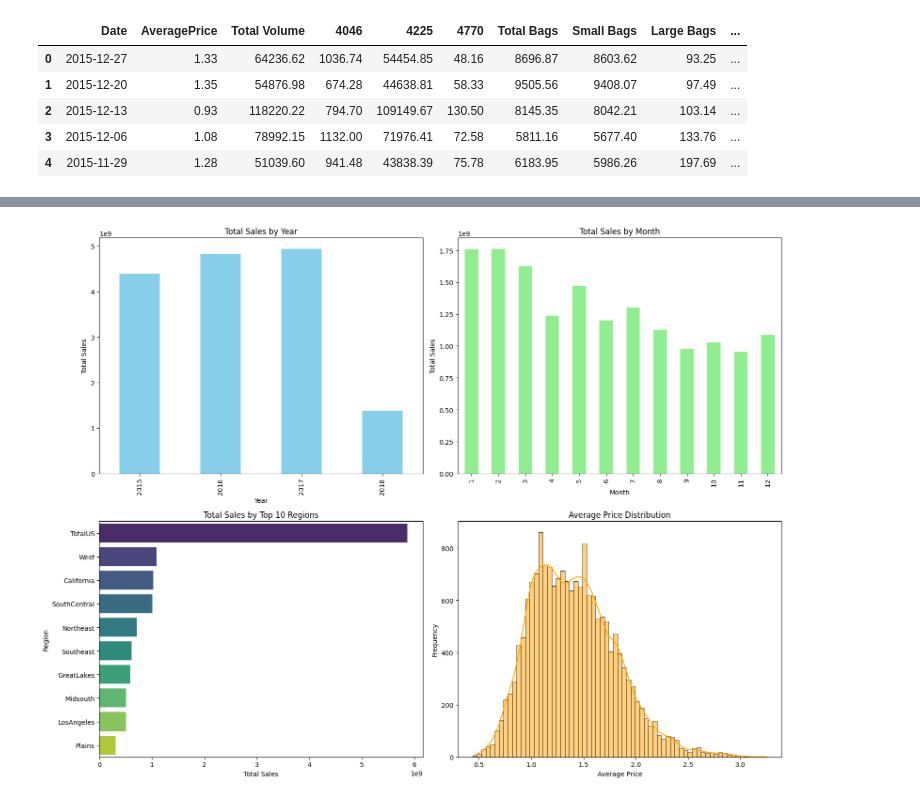
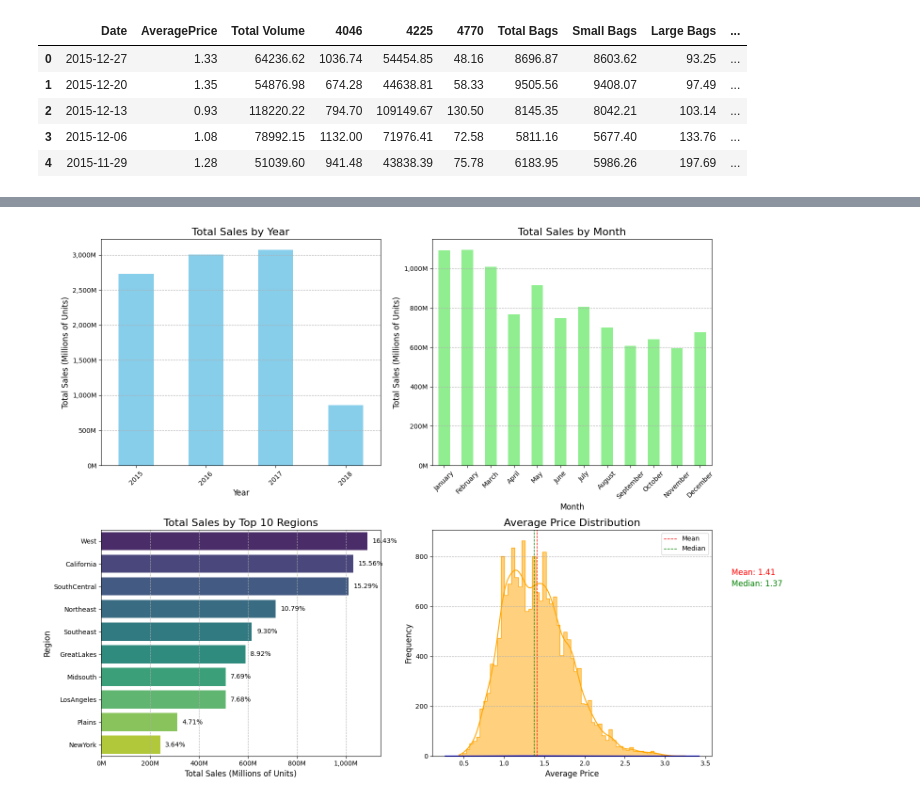
Before and after one commit to Joyfreaky/avocado_analytics, a Jupyter notebook: avocado.ipynb, the cells around one changed output, grey strips where cells are left out. Drawn from its saved outputs; the diff is of its cells as text; code cells hidden in the pictures.

```diff
--- a/avocado.ipynb
+++ b/avocado.ipynb
@@ -106,6 +67,0 @@ plt.show()
-# %%
-# Change the type of the index column to datetime
-df.index = pd.to_datetime(df.index)
-
-# Check the first 5 rows of the dataset
-df.head()
@@ -120,6 +67,0 @@ df.head()
-# %%
-# Add total revenue column to the dataset by multiplying the average price and the total volume
-df['TotalRevenue'] = df['AveragePrice'] * df['Total Volume']
-
-# Check the first 5 rows of the dataset
-df.head()
@@ -133,0 +106,5 @@ df.head()
+# %%
+# Get rid of the TotalUS data from the original dataframe
+df = df[df['region'] != 'TotalUS']
+
+df.head()
@@ -134,53 +134,81 @@ df.head()
 # %%
-import pandas as pd
-import matplotlib.pyplot as plt
 import seaborn as sns
-
-# Load the dataset
-df = pd.read_csv('avocado.csv')
-
-# Convert the 'Date' column to datetime type
-df['Date'] = pd.to_datetime(df['Date'])
+import matplotlib.ticker as ticker
+import calendar
 
 # Set the figure size for the dashboard
 plt.figure(figsize=(16, 12))
 
 # Sales by Year
 plt.subplot(2, 2, 1)
-sales_by_year = df.groupby(df['Date'].dt.year)['Total Volume'].sum()
+sales_by_year = df.groupby(df['Date'].dt.year)['Total Volume'].sum() / 1000000
 sales_by_year.plot(kind='bar', color='skyblue')
-plt.title('Total Sales by Year')
-plt.xlabel('Year')
-plt.ylabel('Total Sales')
+plt.title('Total Sales by Year', fontsize=16)
+plt.xlabel('Year', fontsize=12)
+plt.ylabel('Total Sales (Millions of Units)', fontsize=12)
+plt.xticks(rotation=45)
+plt.grid(axis='y', linestyle='--')
+plt.gca().yaxis.set_major_formatter(ticker.StrMethodFormatter('{x:,.0f}M'))
 
 # Sales by Month
 plt.subplot(2, 2, 2)
-sales_by_month = df.groupby(df['Date'].dt.month)['Total Volume'].sum()
+sales_by_month = df.groupby(df['Date'].dt.month)['Total Volume'].sum() / 1000000
+sales_by_month.index = sales_by_month.index.map(lambda x: calendar.month_name[x])
 sales_by_month.plot(kind='bar', color='lightgreen')
-plt.title('Total Sales by Month')
-plt.xlabel('Month')
-plt.ylabel('Total Sales')
+plt.title('Total Sales by Month', fontsize=16)
+plt.xlabel('Month', fontsize=12)
+plt.ylabel('Total Sales (Millions of Units)', fontsize=12)
+plt.xticks(rotation=45)
+plt.grid(axis='y', linestyle='--')
+plt.gca().yaxis.set_major_formatter(ticker.StrMethodFormatter('{x:,.0f}M'))
 
 # Sales by Region
 plt.subplot(2, 2, 3)
-top_regions = df.groupby('region')['Total Volume'].sum().nlargest(10)
+top_regions = df.groupby('region')['Total Volume'].sum().nlargest(10) / 1000000
 sns.barplot(x=top_regions.values, y=top_regions.index, palette='viridis')
-plt.title('Total Sales by Top 10 Regions')
-plt.xlabel('Total Sales')
-plt.ylabel('Region')
+plt.title('Total Sales by Top 10 Regions', fontsize=16)
+plt.xlabel('Total Sales (Millions of Units)', fontsize=12)
+plt.ylabel('Region', fontsize=12)
+plt.grid(axis='x', linestyle='--')
+plt.gca().xaxis.set_major_formatter(ticker.StrMethodFormatter('{x:,.0f}M'))
+
+# Add percentage labels
+total_volume = top_regions.sum()
+for i, region in enumerate(top_regions.index):
+    volume = top_regions[i]
+    percentage = (volume / total_volume) * 100
+    plt.text(volume + 20, i, f'{percentage:.2f}%', ha='left', va='center')
 
 # Average Price Distribution
 plt.subplot(2, 2, 4)
-sns.histplot(data=df, x='AveragePrice', kde=True, color='orange')
-plt.title('Average Price Distribution')
-plt.xlabel('Average Price')
-plt.ylabel('Frequency')
+sns.histplot(data=df, x='AveragePrice', kde=True, color='orange', element='step')
+sns.kdeplot(data=df, x='AveragePrice', color='blue')
+# Add a vertical line at the mean
+mean_price = df['AveragePrice'].mean()
+median_price = df['AveragePrice'].median()
+# Label the mean and median
+plt.text(1.07, 0.8, 'Mean: 1.41', fontsize=12, color='red', transform=plt.gca().transAxes)
+plt.text(1.07, 0.75, 'Median: 1.37', fontsize=12, color='green', transform=plt.gca().transAxes)
+
+
+plt.axvline(mean_price, color='red', linestyle='--', linewidth=1, label='Mean')
+# Add a vertical line at the median
+plt.axvline(median_price, color='green', linestyle='--', linewidth=1, label='Median')
+
+
+plt.title('Average Price Distribution', fontsize=16)
+plt.xlabel('Average Price', fontsize=12)
+plt.ylabel('Frequency', fontsize=12)
+plt.grid(axis='y', linestyle='--')
+
+# Add legend for mean and median
+plt.legend()
 
 # Adjust the spacing between subplots
 plt.tight_layout()
 
 # Show the dashboard
 plt.show()
 # %% [output]
-[figure, old version]
+[figure, new version]
 # %%
```
Also changed, not shown: parts of 21 cells of this notebook.
